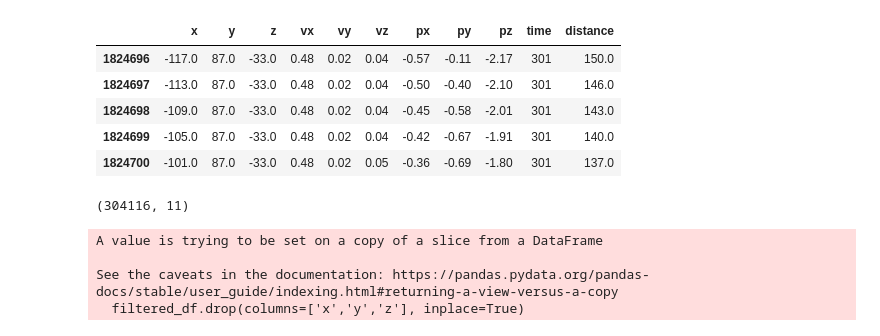
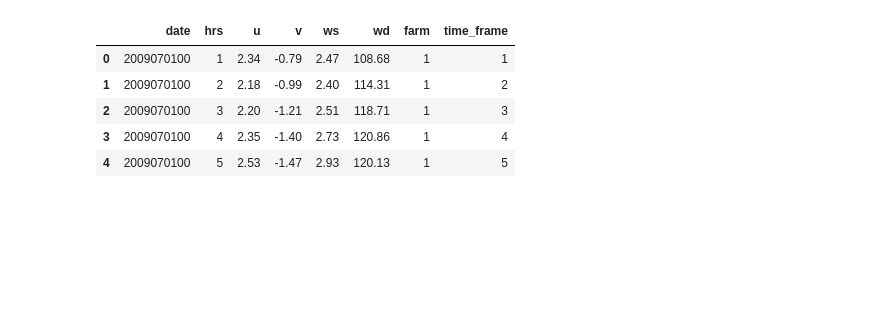
Before and after one commit to samfallahian/FDTransformer, a Jupyter notebook: playground/data.ipynb, the cells around one changed output. Drawn from its saved outputs; the diff is of its cells as text; code cells hidden in the pictures; blank space fills up the shorter version.

```diff
--- a/playground/data.ipynb
+++ b/playground/data.ipynb
@@ -42,20 +168,11 @@ filtered_df.to_pickle("../dataset/3p6-selected.pkl", compression='zip')
+# %%
+df = pd.read_csv("../dataset/wind_forecast_edited.csv")
 # %%
-filtered_df.head()
+df.head()
 # %% [output]
-|  | x | y | z | vx | vy | vz | px | py | pz | time | distance |
-| 1824696 | -117.0 | 87.0 | -33.0 | 0.48 | 0.02 | 0.04 | -0.57 | -0.11 | -2.17 | 301 | 150.0 |
-| 1824697 | -113.0 | 87.0 | -33.0 | 0.48 | 0.02 | 0.04 | -0.50 | -0.40 | -2.10 | 301 | 146.0 |
-| 1824698 | -109.0 | 87.0 | -33.0 | 0.48 | 0.02 | 0.04 | -0.45 | -0.58 | -2.01 | 301 | 143.0 |
-| 1824699 | -105.0 | 87.0 | -33.0 | 0.48 | 0.02 | 0.04 | -0.42 | -0.67 | -1.91 | 301 | 140.0 |
-| 1824700 | -101.0 | 87.0 | -33.0 | 0.48 | 0.02 | 0.05 | -0.36 | -0.69 | -1.80 | 301 | 137.0 |
+|  | date | hrs | u | v | ws | wd | farm | time_frame |
+| 0 | 2009070100 | 1 | 2.34 | -0.79 | 2.47 | 108.68 | 1 | 1 |
+| 1 | 2009070100 | 2 | 2.18 | -0.99 | 2.40 | 114.31 | 1 | 2 |
+| 2 | 2009070100 | 3 | 2.20 | -1.21 | 2.51 | 118.71 | 1 | 3 |
+| 3 | 2009070100 | 4 | 2.35 | -1.40 | 2.73 | 120.86 | 1 | 4 |
+| 4 | 2009070100 | 5 | 2.53 | -1.47 | 2.93 | 120.13 | 1 | 5 |
-# %%
-filtered_df.shape
-# %% [output]
-(304116, 11)
-# %%
-filtered_df.drop(columns=['x','y','z'], inplace=True)
-# %% [output]
-A value is trying to be set on a copy of a slice from a DataFrame
-
-See the caveats in the documentation: https://pandas.pydata.org/pandas-docs/stable/user_guide/indexing.html#returning-a-view-versus-a-copy
-  filtered_df.drop(columns=['x','y','z'], inplace=True)
```
Also changed, not shown: parts of 34 cells of this notebook, 33 other files.
